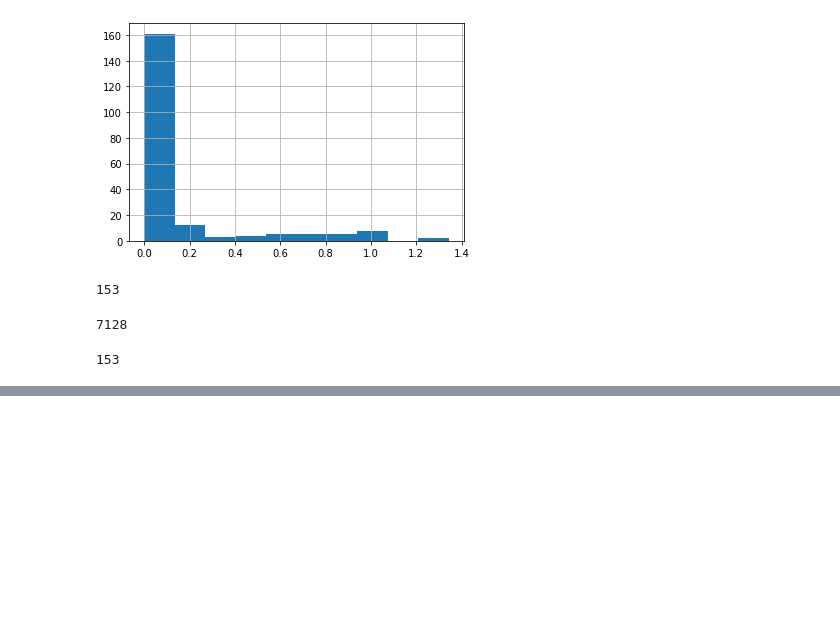
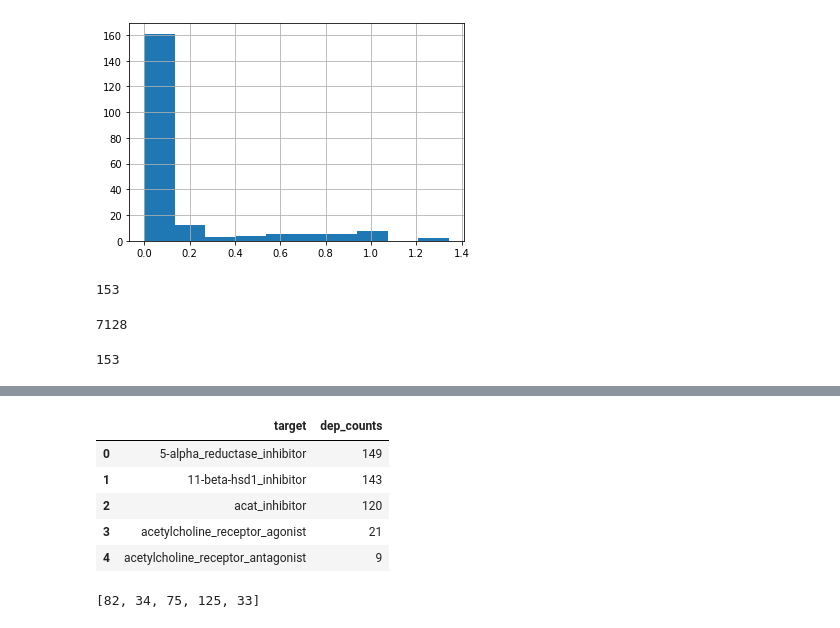
Before and after one commit to Yongliang-Shi/Mechanism-of-Action-Prediction, a Jupyter notebook: model_moa.ipynb, the cells around one changed output, grey strips where cells are left out. Drawn from its saved outputs; the diff is of its cells as text; code cells hidden in the pictures; blank space fills up the shorter version.

Commit message:
create optimal order iteration 2

```diff
--- a/model_moa.ipynb
+++ b/model_moa.ipynb
@@ -1474,0 +1477,8 @@ df_error1.Y_train[df_error1.chain == 0].size # 153 out of 206 (74%)
+# %%
+# Load the Y, the indicator matrix
+targets = pd.read_csv('train_targets_scored.csv', index_col=0)
+# %%
+# Integer column index and text colum index
+
+col_index = pd.DataFrame(targets.columns, columns=['target'])
+col_index.head()
@@ -1474,0 +1503,17 @@ df_error1.Y_train[df_error1.chain == 0].size # 153 out of 206 (74%)
+# %%
+# Concat two dataframes
+col_index_dep_counts = pd.merge(col_index, target_dep_counts, left_on='target', right_on='target')
+col_index_dep_counts.head()
+# %% [output]
+|  | target | dep_counts |
+| 0 | 5-alpha_reductase_inhibitor | 149 |
+| 1 | 11-beta-hsd1_inhibitor | 143 |
+| 2 | acat_inhibitor | 120 |
+| 3 | acetylcholine_receptor_agonist | 21 |
+| 4 | acetylcholine_receptor_antagonist | 9 |
+# %%
+# Rank by dep_counts and the index will be the order
+order = col_index_dep_counts.sort_values(by='dep_counts', ascending=False).index.to_list()
+order[:5]
+# %% [output]
+[82, 34, 75, 125, 33]
```
Also changed, not shown: parts of 3 cells of this notebook.
